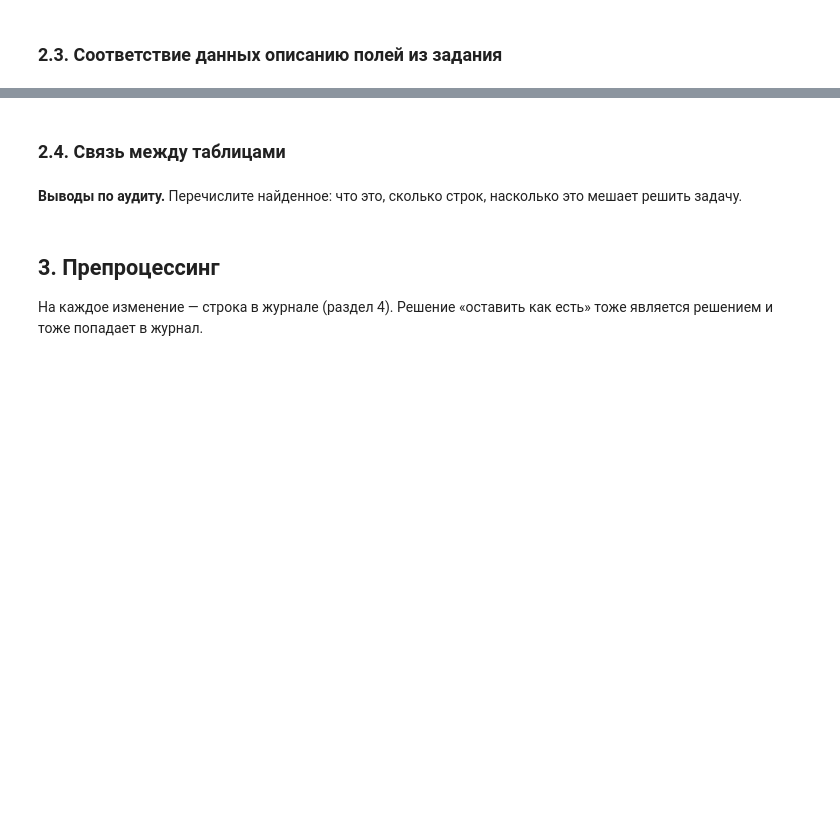
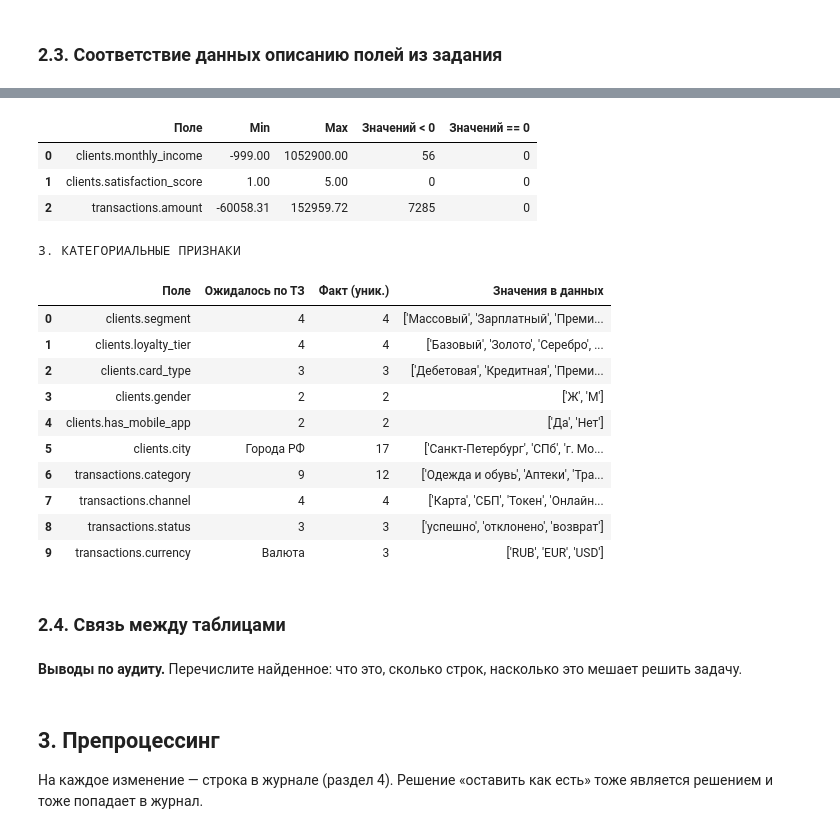
Before and after one commit to KQnok/Kuralionak_Karyna_Lab1, a Jupyter notebook: 01_analysis.ipynb, the cells around one changed output, grey strips where cells are left out. Saved outputs shown, nothing was run; the diff lists cells and outputs as text; code cells hidden in the pictures; blank space fills up the shorter version.

```diff
--- a/01_analysis.ipynb
+++ b/01_analysis.ipynb
@@ -98,2 +159,66 @@ display(audit_summary)
 # %% [markdown]
 ### 2.3. Соответствие данных описанию полей из задания
+# %%
+missing_records = []
+for name, df in [('clients', raw_clients), ('transactions', raw_transactions)]:
+    null_counts = df.isna().sum()
+    for col in df.columns:
+        if null_counts[col] > 0:
+            missing_records.append({
+                'Таблица': name,
+                'Колонка': col,
+                'Пропусков (шт)': null_counts[col],
+                'Доля от N': f"{null_counts[col] / len(df):.2%}"
+            })
+
+print("1. ПРОПУСКИ В ДАННЫХ")
+display(pd.DataFrame(missing_records))
+
+
+print("\n2. ЧИСЛОВЫЕ МЕТРИКИ")
+num_cols = [
+    ('clients', 'monthly_income', raw_clients['monthly_income']),
+    ('clients', 'satisfaction_score', raw_clients['satisfaction_score']),
+    ('transactions', 'amount', raw_transactions['amount'])
+]
+
+num_records = []
+for tbl, col_name, s in num_cols:
+    num_records.append({
+        'Поле': f"{tbl}.{col_name}",
+        'Min': s.min(),
+        'Max': s.max(),
+        'Значений < 0': (s < 0).sum(),
+        'Значений == 0': (s == 0).sum()
+    })
+
+display(pd.DataFrame(num_records))
+
+
+print("\n3. КАТЕГОРИАЛЬНЫЕ ПРИЗНАКИ")
+cat_cols = [
+    ('clients.segment', 4, raw_clients['segment']),
+    ('clients.loyalty_tier', 4, raw_clients['loyalty_tier']),
+    ('clients.card_type', 3, raw_clients['card_type']),
+    ('clients.gender', 2, raw_clients['gender']),
+    ('clients.has_mobile_app', 2, raw_clients['has_mobile_app']),
+    ('clients.city', 'Города РФ', raw_clients['city']),
+    ('transactions.category', 9, raw_transactions['category']),
+    ('transactions.channel', 4, raw_transactions['channel']),
+    ('transactions.status', 3, raw_transactions['status']),
+    ('transactions.currency', 'Валюта', raw_transactions['currency']),
+]
+
+cat_records = []
+for field, expected, s in cat_cols:
+    unique_vals = sorted([str(x) for x in s.dropna().unique()])
+    cat_records.append({
+        'Поле': field,
+        'Ожидалось по ТЗ': expected,
+        'Факт (уник.)': len(unique_vals),
+        'Все фактические значения': ", ".join(unique_vals)
+    })
+
+print("\n3. КАТЕГОРИАЛЬНЫЕ ПРИЗНАКИ (ПОЛНЫЙ СПИСОК ЗНАЧЕНИЙ)")
+display(pd.DataFrame(cat_records))
+# %% [output]
@@ -100,3 +231,19 @@ display(audit_summary)
+|  | Поле | Min | Max | Значений < 0 | Значений == 0 |
+| 0 | clients.monthly_income | -999.00 | 1052900.00 | 56 | 0 |
+| 1 | clients.satisfaction_score | 1.00 | 5.00 | 0 | 0 |
+| 2 | transactions.amount | -60058.31 | 152959.72 | 7285 | 0 |
+3. КАТЕГОРИАЛЬНЫЕ ПРИЗНАКИ
+|  | Поле | Ожидалось по ТЗ | Факт (уник.) | Значения в данных |
+| 0 | clients.segment | 4 | 4 | ['Массовый', 'Зарплатный', 'Преми... |
+| 1 | clients.loyalty_tier | 4 | 4 | ['Базовый', 'Золото', 'Серебро', ... |
+| 2 | clients.card_type | 3 | 3 | ['Дебетовая', 'Кредитная', 'Преми... |
+| 3 | clients.gender | 2 | 2 | ['Ж', 'М'] |
+| 4 | clients.has_mobile_app | 2 | 2 | ['Да', 'Нет'] |
+| 5 | clients.city | Города РФ | 17 | ['Санкт-Петербург', 'СПб', 'г. Мо... |
+| 6 | transactions.category | 9 | 12 | ['Одежда и обувь', 'Аптеки', 'Тра... |
+| 7 | transactions.channel | 4 | 4 | ['Карта', 'СБП', 'Токен', 'Онлайн... |
+| 8 | transactions.status | 3 | 3 | ['успешно', 'отклонено', 'возврат'] |
+| 9 | transactions.currency | Валюта | 3 | ['RUB', 'EUR', 'USD'] |
 # %% [markdown]
 ### 2.4. Связь между таблицами
 # %% [markdown]
```
Also changed, not shown: parts of 2 cells of this notebook.
